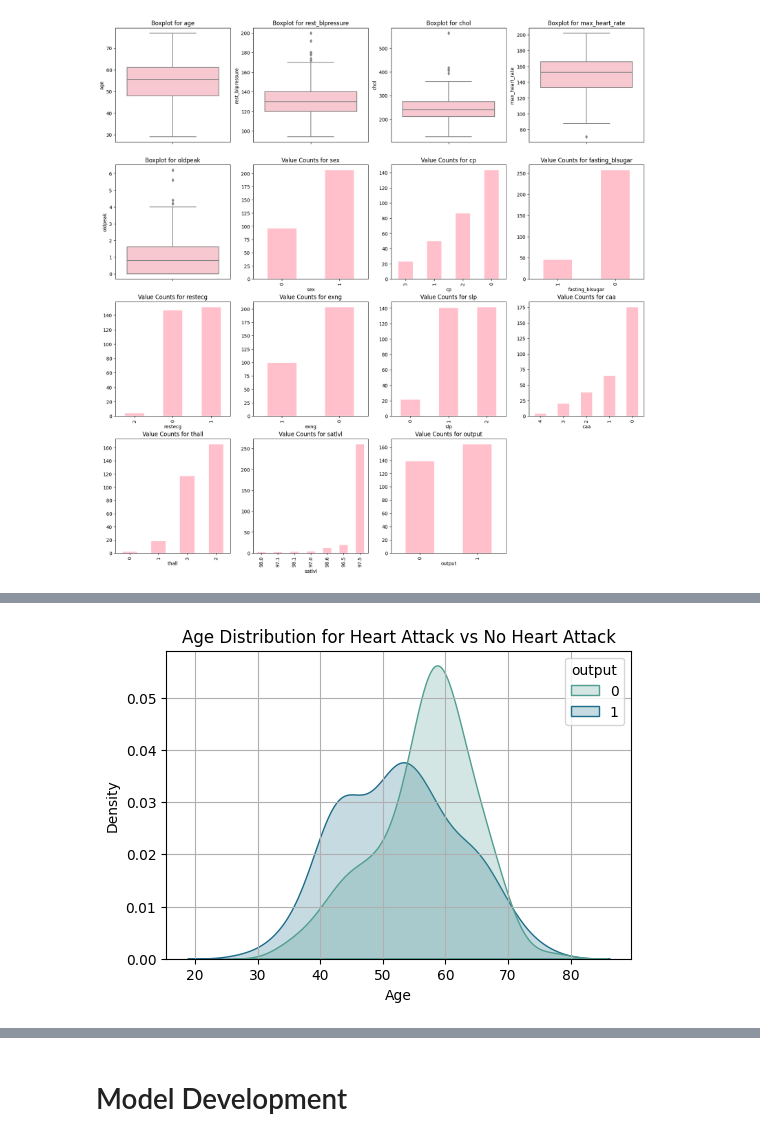
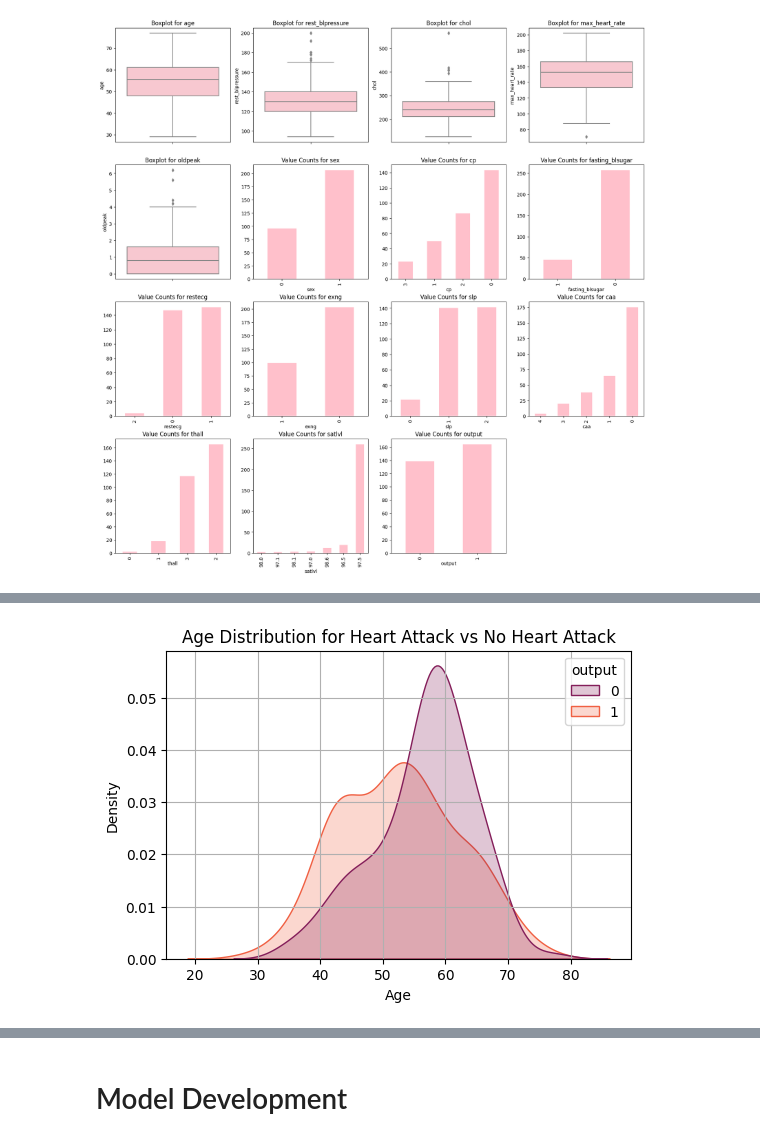
Before and after one commit to anyaachan/Heart-Attack-Prediction, a Jupyter notebook: code/main.ipynb, the cells around one changed output, grey strips where cells are left out. Cells and saved outputs as stored; diff of their text form; code cells hidden in the pictures.

```diff
--- a/code/main.ipynb
+++ b/code/main.ipynb
@@ -179,12 +185,12 @@ This is an unexpected trend since it does not follow the common assumption that
 # %%
 plt.figure(figsize=(6, 4))
 # kdeplot basically calculates how common or rare different values of the variable are
-sns.kdeplot(data=df_data, x='age', hue='output', fill=True, palette="crest", common_norm=False)
+sns.kdeplot(data=df_data, x='age', hue='output', fill=True, palette="rocket", common_norm=False)
 plt.title('Age Distribution for Heart Attack vs No Heart Attack')
 plt.xlabel('Age')
 plt.ylabel('Density')
 plt.grid(True)
 plt.show()
 # %% [output]
-[figure, old version]
+[figure, new version]
 # %% [markdown]
```
Also changed, not shown: parts of 10 cells of this notebook.
